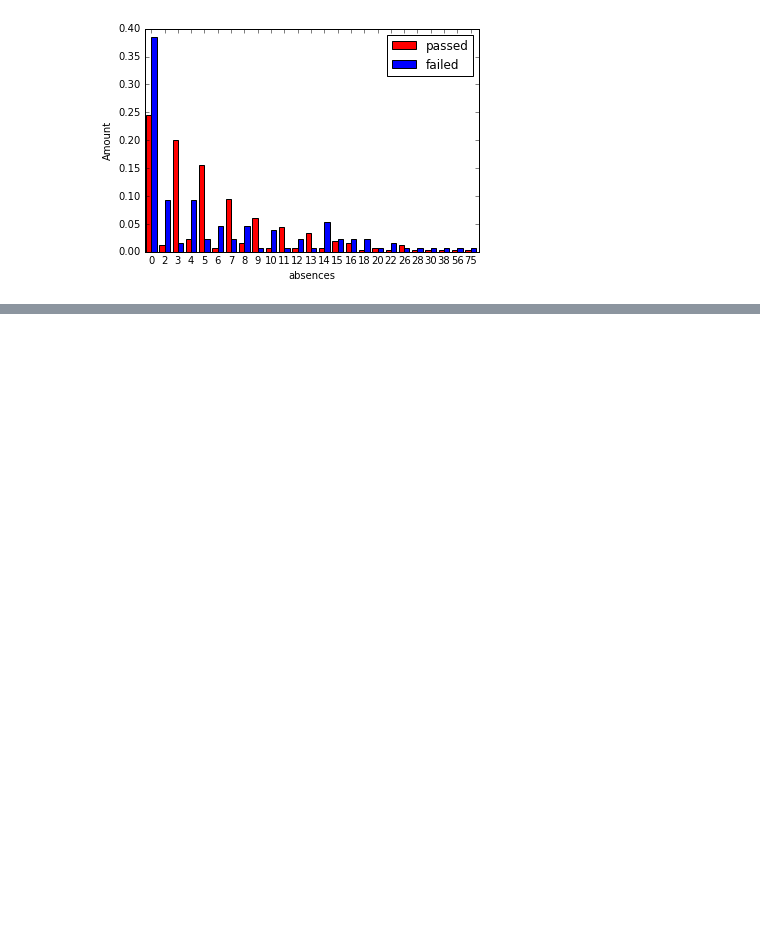
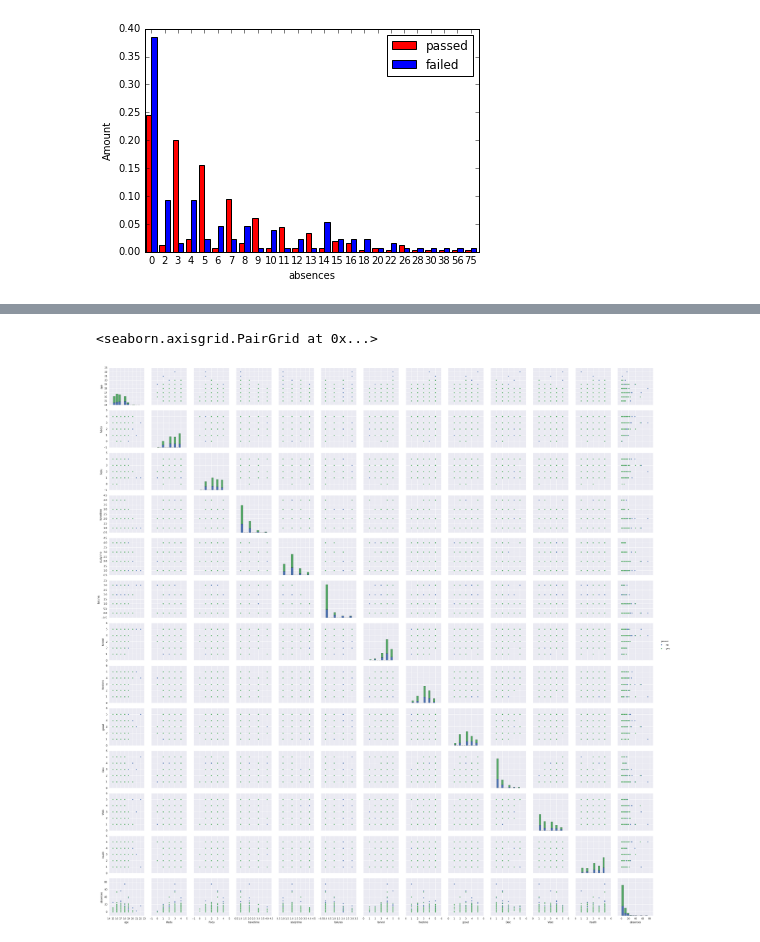
Before and after one commit to viligabi/udacity_student_intervention, a Jupyter notebook: student_intervention_dataset_exploration.ipynb, the cells around one changed output, grey strips where cells are left out. Drawn from its saved outputs; the diff is of its cells as text; code cells hidden in the pictures; blank space fills up the shorter version.

Commit message:
Add: html and py added for exploration Explorartion - sns pairplot added

```diff
--- a/student_intervention_dataset_exploration.ipynb
+++ b/student_intervention_dataset_exploration.ipynb
@@ -94,0 +102,5 @@ occurenceplot("absences")
+# %%
+sns.pairplot(student_data, hue="passed")
+# %% [output]
+<seaborn.axisgrid.PairGrid at 0x...>
+[figure, added]
```
Also changed, not shown: parts of 1 cell of this notebook, 2 other files.
